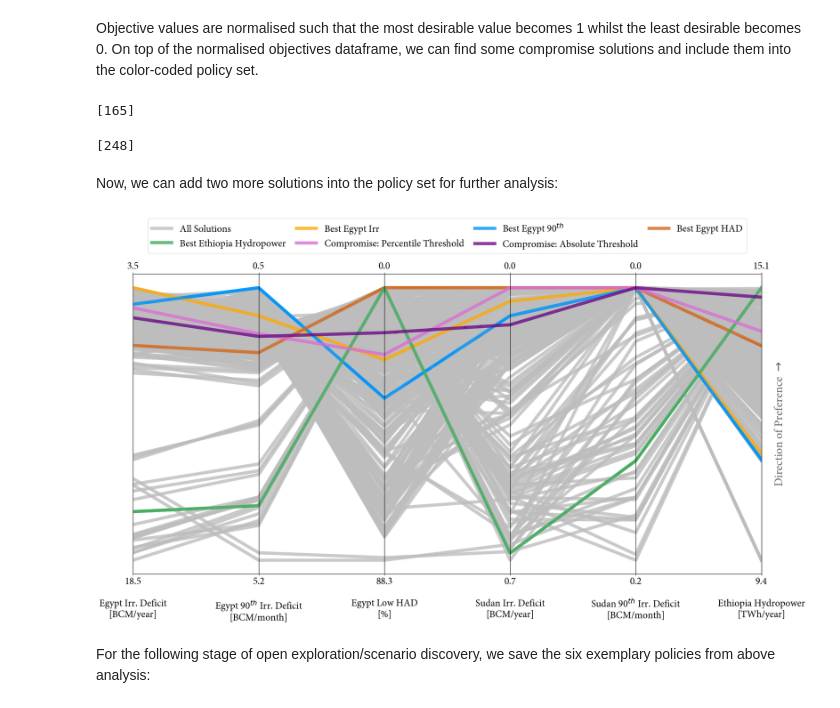
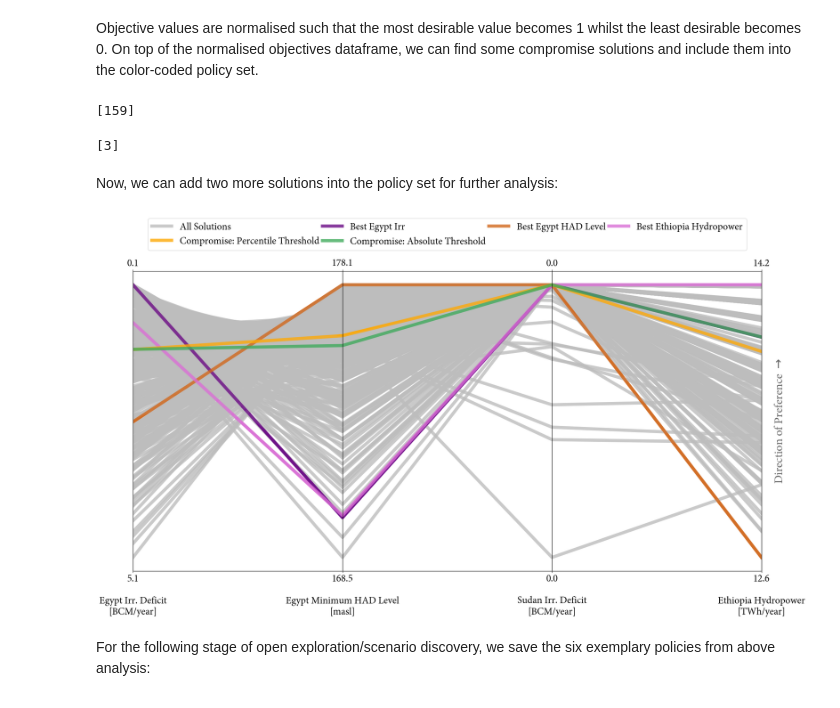
Before and after one commit to ysari97/eastern-nile-optimization, a Jupyter notebook: nile_EMODPS_framework/output_analysis/output_analysis.ipynb, the cells around one changed output. Saved outputs shown, nothing was run; the diff lists cells and outputs as text; code cells hidden in the pictures.

Commit message:
Optimization runs completed

```diff
--- a/nile_EMODPS_framework/output_analysis/output_analysis.ipynb
+++ b/nile_EMODPS_framework/output_analysis/output_analysis.ipynb
@@ -70,2 +45,3 @@ Let's split the policy and objective value dataframes:
 # %%
-policies, objectives = opt_results.iloc[:, :-6], opt_results.iloc[:, -6:]
+policies = pd.read_csv("merged_dvs.csv")
+objectives = pd.read_csv("merged_objectives.csv")
@@ -221,40 +186,40 @@ def find_threshold_compromise_solutions(objectives_norm_df, threshold):
 
     return common_indices
 # %%
-find_percentile_compromise_solutions(norm_df, 45)
+find_percentile_compromise_solutions(norm_df, 48)
 # %% [output]
-[165]
+[159]
 # %%
-find_threshold_compromise_solutions(norm_df, 0.82)
+find_threshold_compromise_solutions(norm_df, 0.76)
 # %% [output]
-[248]
+[3]
 # %% [markdown]
 Now, we can add two more solutions into the policy set for further analysis:
 # %%
 import importlib
+import plotter
 
 importlib.reload(plotter)
 
-solution_indices = [271, 328, 265, 86, 165, 248]
+solution_indices = [115, 119, 58, 159, 3]
 solution_names = [
     "Best Egypt Irr",
-    "Best Egypt 90$^{th}$",
-    "Best Egypt HAD",
+    "Best Egypt HAD Level",
     "Best Ethiopia Hydropower",
     "Compromise: Percentile Threshold",
     "Compromise: Absolute Threshold",
 ]
 
 plotter.parallel_plots_many_policies(
     objectives,
     solution_indices=solution_indices,
     solution_names=solution_names,
 )
 
-plt.savefig("../plots/baseline_optimization/parallel_plots.svg", bbox_inches="tight")
+# plt.savefig("../plots/baseline_optimization/parallel_plots.svg", bbox_inches="tight")
 plt.show()
 # %% [output]
-[figure, old version]
+[figure, new version]
 # %% [markdown]
 For the following stage of open exploration/scenario discovery, we save the six exemplary policies from above analysis:
 # %%
```
Also changed, not shown: parts of 20 cells of this notebook, 46 other files.
